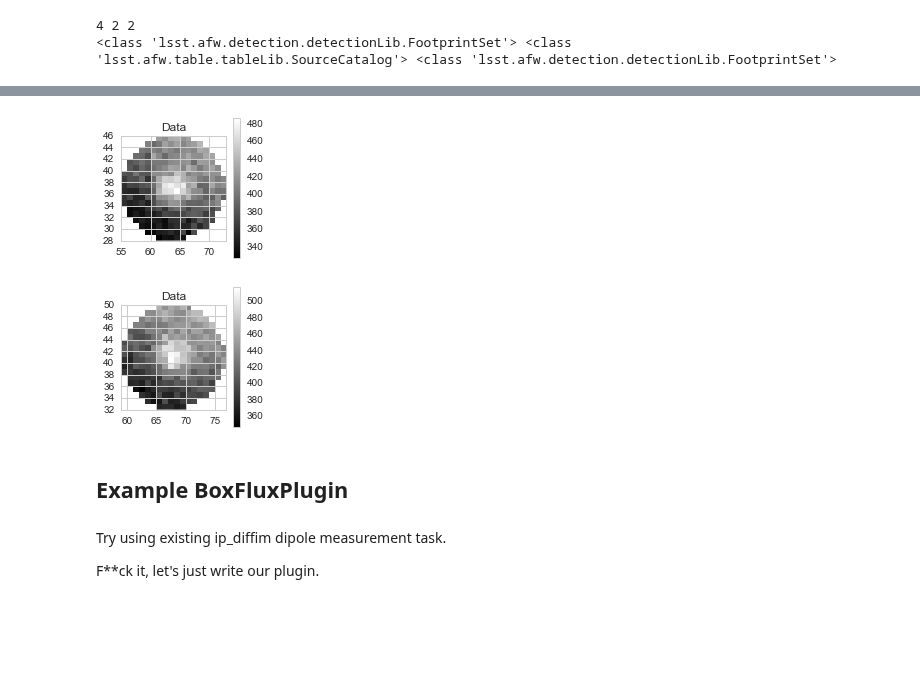
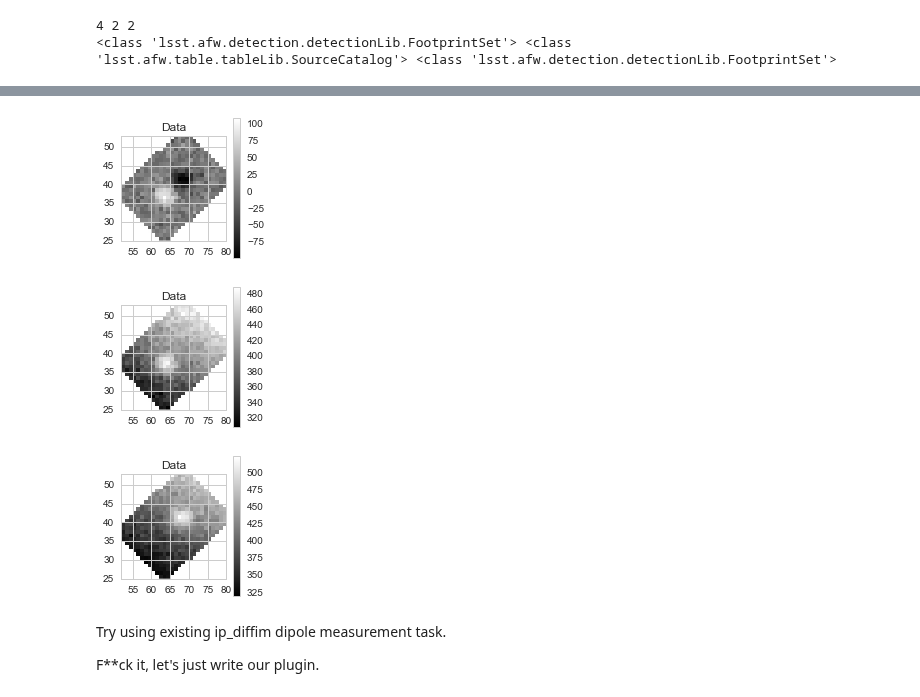
Before and after one commit to djreiss/lsst-dipole, a Jupyter notebook: notebooks/test_notebooks/plugin_and_algorithm/11b. update dipole fitting plugin-use heavy footprints instead of pre-sub images.ipynb, the cells around one changed output, grey strips where cells are left out. Saved outputs shown, nothing was run; the diff lists cells and outputs as text; code cells hidden in the pictures; blank space fills up the shorter version.

Commit message:
got fitting working on heavy footprints
need to figure out how to implement it as a task in the stack

```diff
--- a/notebooks/test_notebooks/plugin_and_algorithm/11b. update dipole fitting plugin-use heavy footprints instead of pre-sub images.ipynb
+++ b/notebooks/test_notebooks/plugin_and_algorithm/11b. update dipole fitting plugin-use heavy footprints instead of pre-sub images.ipynb
@@ -165,8 +166,8 @@ def getHeavyFootprintSubimage(fp, display=False):
     hfp = afwDet.HeavyFootprintF_cast(fp)
     bbox = hfp.getBBox()
 
-    subim2 = afwImage.ImageF(bbox)
-    subim2.getArray()[:,:] = np.nan
+    subim2 = afwImage.ImageF(bbox, np.nan)
+    #subim2.getArray()[:,:] = np.nan
     afwDet.expandArray(hfp, hfp.getImageArray(), subim2.getArray(), bbox.getCorners()[0])
     if display:
         displayImage(subim2)
@@ -381,0 +439,28 @@ not heavy => heavy
+# %%
+#tmp_srces = sources.copy(deep=True)
+sources = tmp_srces.copy(deep=True)
+
+for i, src in enumerate(sources):
+    print i, src.getId(), src.getParent()
+
+    fp = src.getFootprint()
+    fp_id = src.getId()
+    hfp_pos = afwDet.HeavyFootprintF(fp, posImage.getMaskedImage())
+    hfp_neg = afwDet.HeavyFootprintF(fp, negImage.getMaskedImage())
+
+    src_pos = sources.addNew()
+    src_pos.setFootprint(hfp_pos)
+    src_pos.setParent(fp_id)
+    src_pos.setCoord(src.getCoord())
+    #src_pos.setString('pos', 'pos')
+    src_neg = sources.addNew()
+    src_neg.setFootprint(hfp_neg)
+    src_neg.setParent(fp_id)
+    src_neg.setCoord(src.getCoord())
+    #src_pos.setString('neg', 'pos')
+
+print
+sources.sort()
+
+for i, src in enumerate(sources):
+    print i, src.getId(), src.getParent()
@@ -382,13 +477,15 @@ not heavy => heavy
 # %%
 #### Positive image footprint
+_ = getHeavyFootprintSubimage(sources[0].getFootprint(), display=True)
 
-_ = getHeavyFootprintSubimage(posCatalog[0].getFootprint(), display=True)
+chld1, chld2 = sources.getChildren(sources[0].getId())
+
+#### Positive image footprint
+_ = getHeavyFootprintSubimage(chld1.getFootprint(), display=True)
 
 #### Negative image footprint
-
-_ = getHeavyFootprintSubimage(negCatalog[0].getFootprint(), display=True)
+_ = getHeavyFootprintSubimage(chld2.getFootprint(), display=True)
 # %% [output]
-[figure, old version]
+[figure, new version]
-[figure, old version]
+[figure, new version]
+[figure, added]
-# %% [markdown]
-## Example BoxFluxPlugin
```
Also changed, not shown: parts of 25 cells of this notebook.
